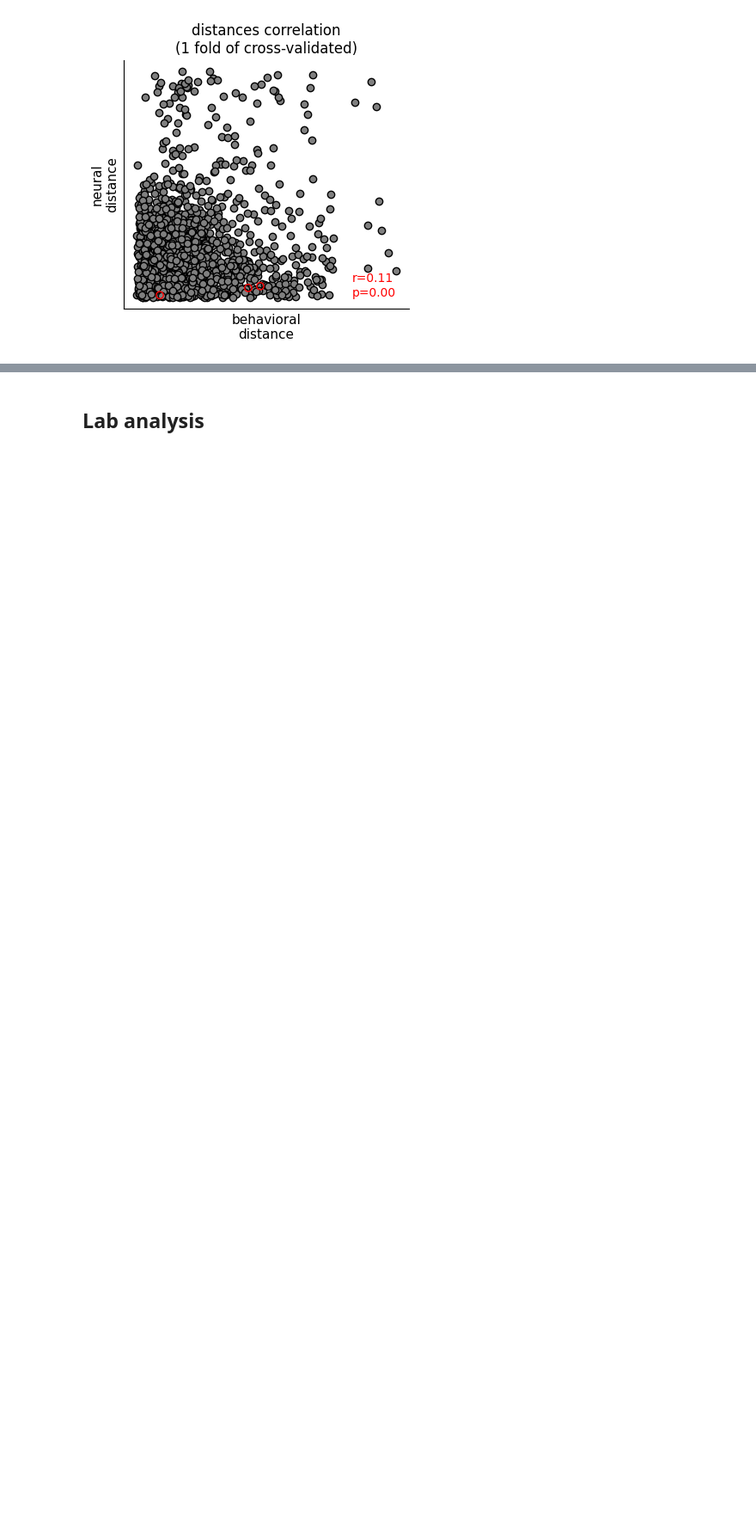
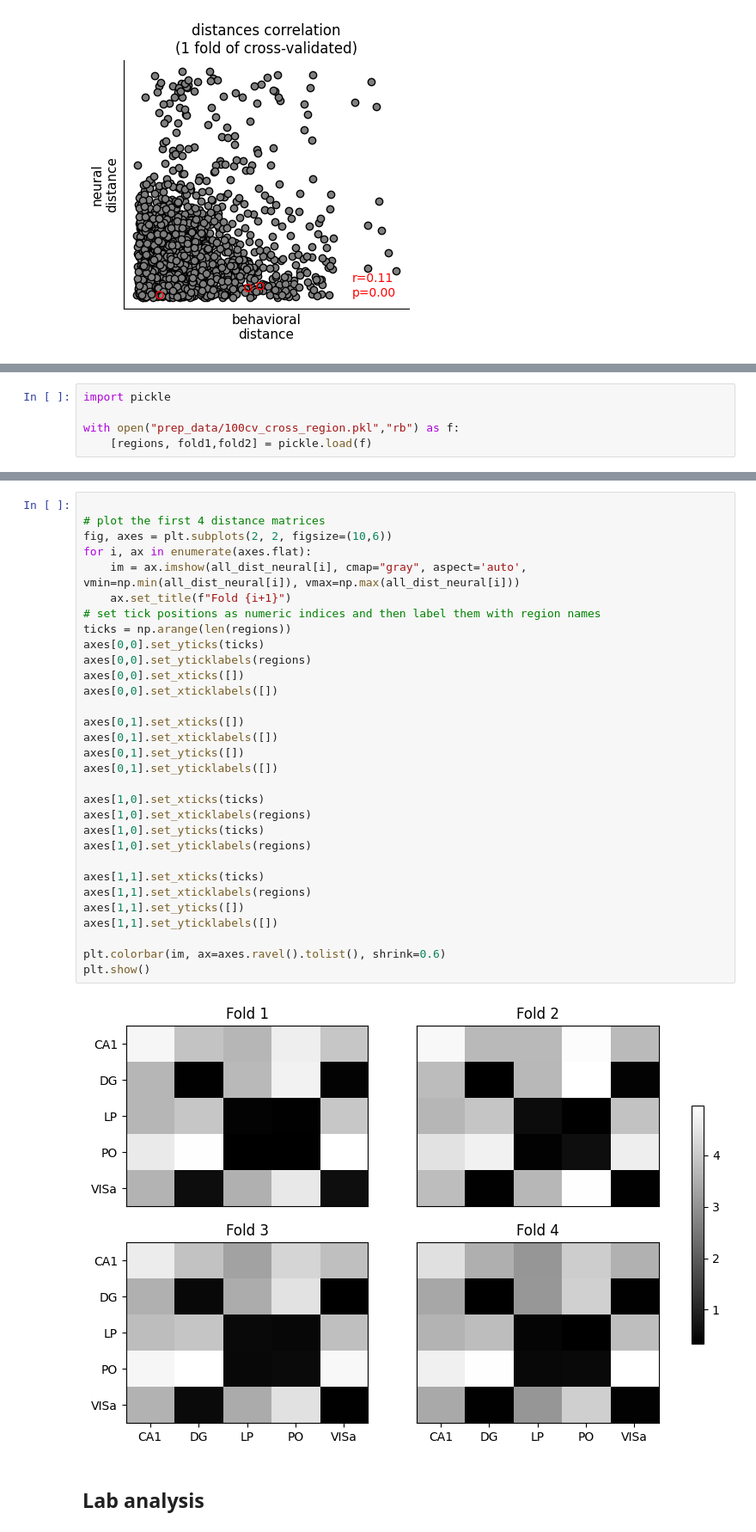
Before and after one commit to brunaafl/ShapeMetrics, a Jupyter notebook: ibl_analyses/notebooks/shape_metrics_figure.ipynb, the cells around one changed output, grey strips where cells are left out. Shown at 86% size. Saved outputs shown, nothing was run; the diff lists cells and outputs as text; blank space fills up the shorter version.

Commit message:
Adding across-region analysis

```diff
--- a/ibl_analyses/notebooks/shape_metrics_figure.ipynb
+++ b/ibl_analyses/notebooks/shape_metrics_figure.ipynb
@@ -631,0 +637,5 @@ plt.savefig("IBL_scatter.svg",dpi=300)
+# %%
+import pickle
+
+with open("prep_data/100cv_cross_region.pkl","rb") as f:
+    [regions, fold1,fold2] = pickle.load(f)
@@ -632,3 +669,36 @@ plt.savefig("IBL_scatter.svg",dpi=300)
+# %%
+
+# plot the first 4 distance matrices
+fig, axes = plt.subplots(2, 2, figsize=(10,6))
+for i, ax in enumerate(axes.flat):
+    im = ax.imshow(all_dist_neural[i], cmap="gray", aspect='auto', vmin=np.min(all_dist_neural[i]), vmax=np.max(all_dist_neural[i]))
+    ax.set_title(f"Fold {i+1}")
+# set tick positions as numeric indices and then label them with region names
+ticks = np.arange(len(regions))
+axes[0,0].set_yticks(ticks)
+axes[0,0].set_yticklabels(regions)
+axes[0,0].set_xticks([])
+axes[0,0].set_xticklabels([])
+
+axes[0,1].set_xticks([])
+axes[0,1].set_xticklabels([])
+axes[0,1].set_yticks([])
+axes[0,1].set_yticklabels([])
+
+axes[1,0].set_xticks(ticks)
+axes[1,0].set_xticklabels(regions)
+axes[1,0].set_yticks(ticks)
+axes[1,0].set_yticklabels(regions)
+
+axes[1,1].set_xticks(ticks)
+axes[1,1].set_xticklabels(regions)
+axes[1,1].set_yticks([])
+axes[1,1].set_yticklabels([])
+
+plt.colorbar(im, ax=axes.ravel().tolist(), shrink=0.6)
+plt.show()
+# %% [output]
+[figure, added]
 # %% [markdown]
 ## Lab analysis
 # %%
```
Also changed, not shown: parts of 5 cells of this notebook, 1 other file.
